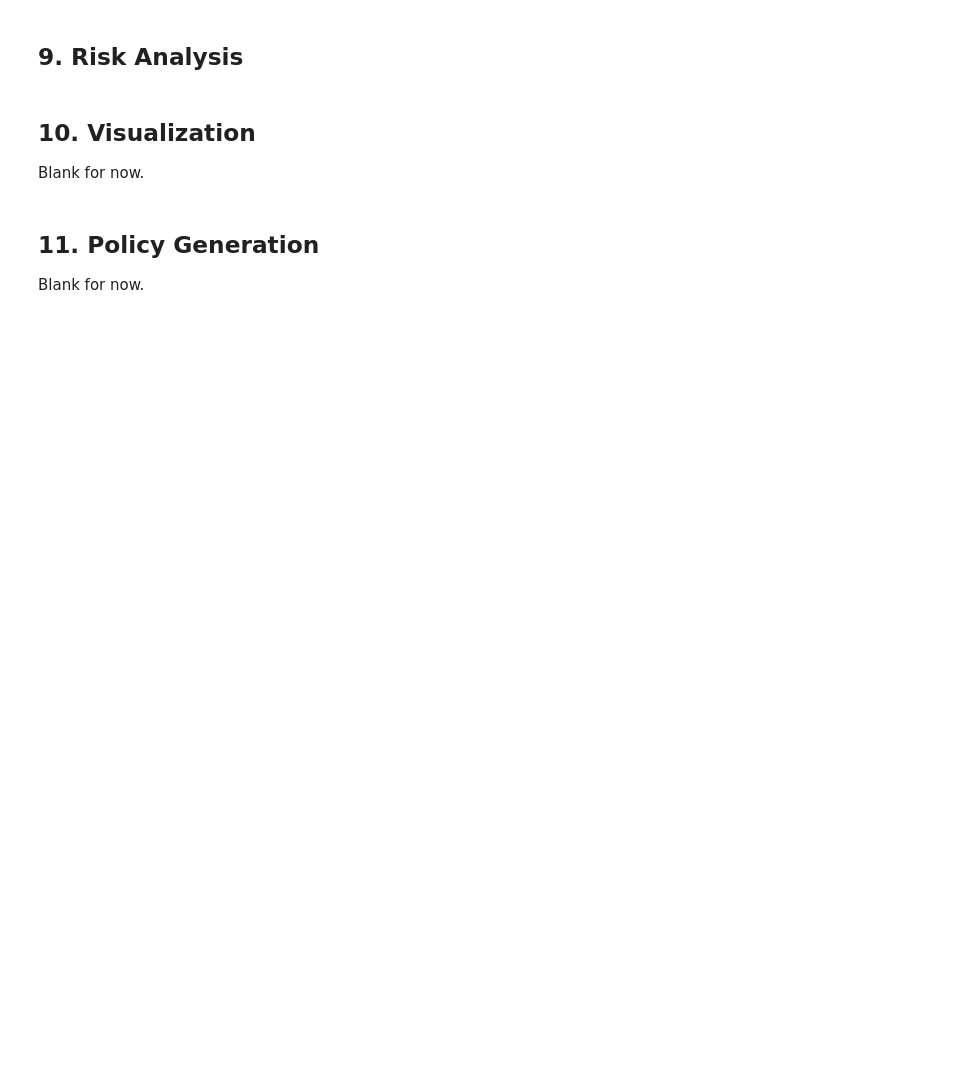
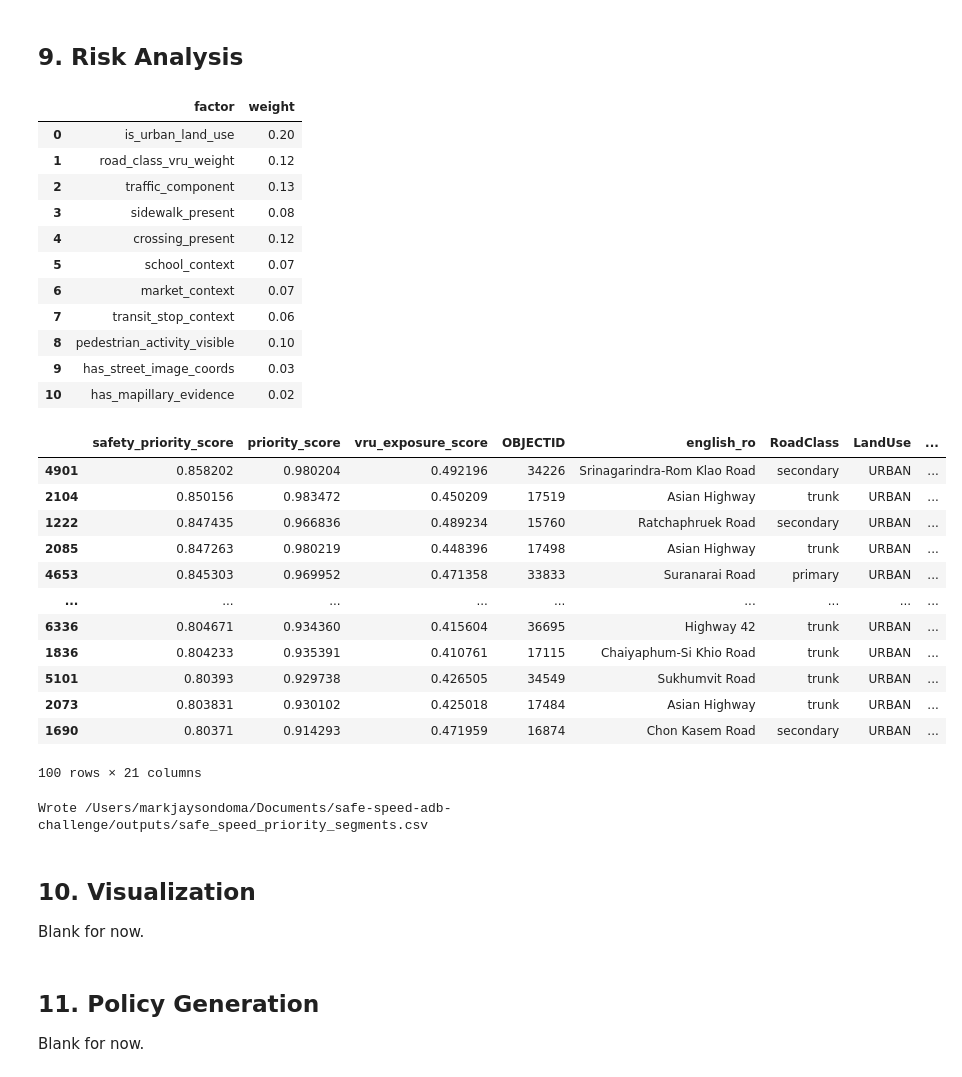
Before and after one commit to markdoma/adb-speed-safe-challenge, a Jupyter notebook: notebooks/safe_speed_adb_challenge_starter.ipynb, the cells around one changed output. Saved outputs shown, nothing was run; the diff lists cells and outputs as text; code cells hidden in the pictures; blank space fills up the shorter version.

```diff
--- a/notebooks/safe_speed_adb_challenge_starter.ipynb
+++ b/notebooks/safe_speed_adb_challenge_starter.ipynb
@@ -197,36 +420,71 @@ else:
 # %%
 VRU_EXPOSURE_WEIGHTS = DEFAULT_VRU_EXPOSURE_WEIGHTS.copy()
 # Edit these values to tune the VRU exposure model.
+# school_context and market_context fall back to school_or_market_context when separate labels are not available.
 VRU_EXPOSURE_WEIGHTS.update({
-    'is_urban_land_use': 0.35,
-    'road_class_vru_weight': 0.20,
-    'traffic_component': 0.15,
-    'manual_vru_indicator_score': 0.25,
+    'is_urban_land_use': 0.20,
+    'road_class_vru_weight': 0.12,
+    'traffic_component': 0.13,
+    'sidewalk_present': 0.08,
+    'crossing_present': 0.12,
+    'school_context': 0.07,
+    'market_context': 0.07,
+    'transit_stop_context': 0.06,
+    'pedestrian_activity_visible': 0.10,
     'has_street_image_coords': 0.03,
     'has_mapillary_evidence': 0.02,
 })
 
 prioritized = (
     add_vru_exposure_features(prioritized, VRU_EVIDENCE_PATH, vru_weights=VRU_EXPOSURE_WEIGHTS)
     if not prioritized.empty
     else prioritized
 )
 
 if prioritized.empty:
     print('Risk analysis will run after data is loaded.')
 else:
     display(pd.DataFrame(VRU_EXPOSURE_WEIGHTS.items(), columns=['factor', 'weight']))
     vru_cols = [c for c in [
         'safety_priority_score', 'priority_score', 'vru_exposure_score', 'OBJECTID', 'english_ro',
-        'RoadClass', 'LandUse', 'is_urban_land_use', 'road_class_vru_weight',
+        'RoadClass', 'LandUse', 'is_urban_land_use', 'road_class_vru_weight', 'traffic_component',
+        'sidewalk_present_factor', 'crossing_present_factor', 'school_context_factor', 'market_context_factor',
+        'transit_stop_context_factor', 'pedestrian_activity_visible_factor',
         'manual_vru_indicator_score', 'has_manual_vru_evidence', 'has_mapillary_evidence',
         'mapillary_image_count', 'has_street_image_coords'
     ] if c in prioritized.columns]
     display(prioritized.sort_values('safety_priority_score', ascending=False)[vru_cols].head(100))
 
     out_path = export_priority_segments(prioritized, OUTPUT_DIR)
     if out_path is not None:
         print(f'Wrote {out_path}')
+# %% [output]
+|  | factor | weight |
+| 0 | is_urban_land_use | 0.20 |
+| 1 | road_class_vru_weight | 0.12 |
+| 2 | traffic_component | 0.13 |
+| 3 | sidewalk_present | 0.08 |
+| 4 | crossing_present | 0.12 |
+| 5 | school_context | 0.07 |
+| 6 | market_context | 0.07 |
+| 7 | transit_stop_context | 0.06 |
+| 8 | pedestrian_activity_visible | 0.10 |
+| 9 | has_street_image_coords | 0.03 |
+| 10 | has_mapillary_evidence | 0.02 |
+|  | safety_priority_score | priority_score | vru_exposure_score | OBJECTID | english_ro | RoadClass | LandUse | ... |
+| 4901 | 0.858202 | 0.980204 | 0.492196 | 34226 | Srinagarindra-Rom Klao Road | secondary | URBAN | ... |
+| 2104 | 0.850156 | 0.983472 | 0.450209 | 17519 | Asian Highway | trunk | URBAN | ... |
+| 1222 | 0.847435 | 0.966836 | 0.489234 | 15760 | Ratchaphruek Road | secondary | URBAN | ... |
+| 2085 | 0.847263 | 0.980219 | 0.448396 | 17498 | Asian Highway | trunk | URBAN | ... |
+| 4653 | 0.845303 | 0.969952 | 0.471358 | 33833 | Suranarai Road | primary | URBAN | ... |
+| ... | ... | ... | ... | ... | ... | ... | ... | ... |
+| 6336 | 0.804671 | 0.934360 | 0.415604 | 36695 | Highway 42 | trunk | URBAN | ... |
+| 1836 | 0.804233 | 0.935391 | 0.410761 | 17115 | Chaiyaphum-Si Khio Road | trunk | URBAN | ... |
+| 5101 | 0.80393 | 0.929738 | 0.426505 | 34549 | Sukhumvit Road | trunk | URBAN | ... |
+| 2073 | 0.803831 | 0.930102 | 0.425018 | 17484 | Asian Highway | trunk | URBAN | ... |
+| 1690 | 0.80371 | 0.914293 | 0.471959 | 16874 | Chon Kasem Road | secondary | URBAN | ... |
+100 rows × 21 columns
+Wrote /Users/markjaysondoma/Documents/safe-speed-adb-challenge/outputs/safe_speed_priority_segments.csv
 # %% [markdown]
 ## 10. Visualization
 
```
Also changed, not shown: parts of 9 cells of this notebook, 51 other files.
